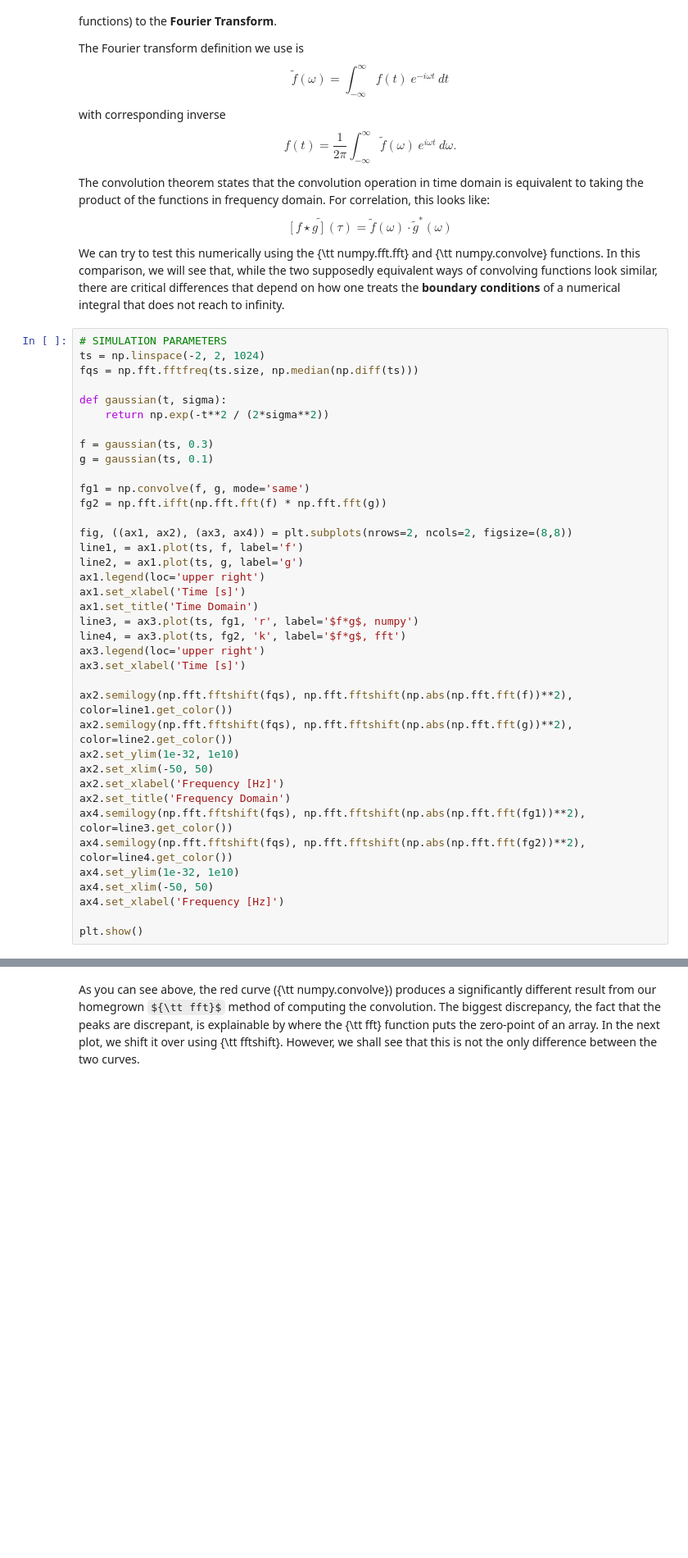
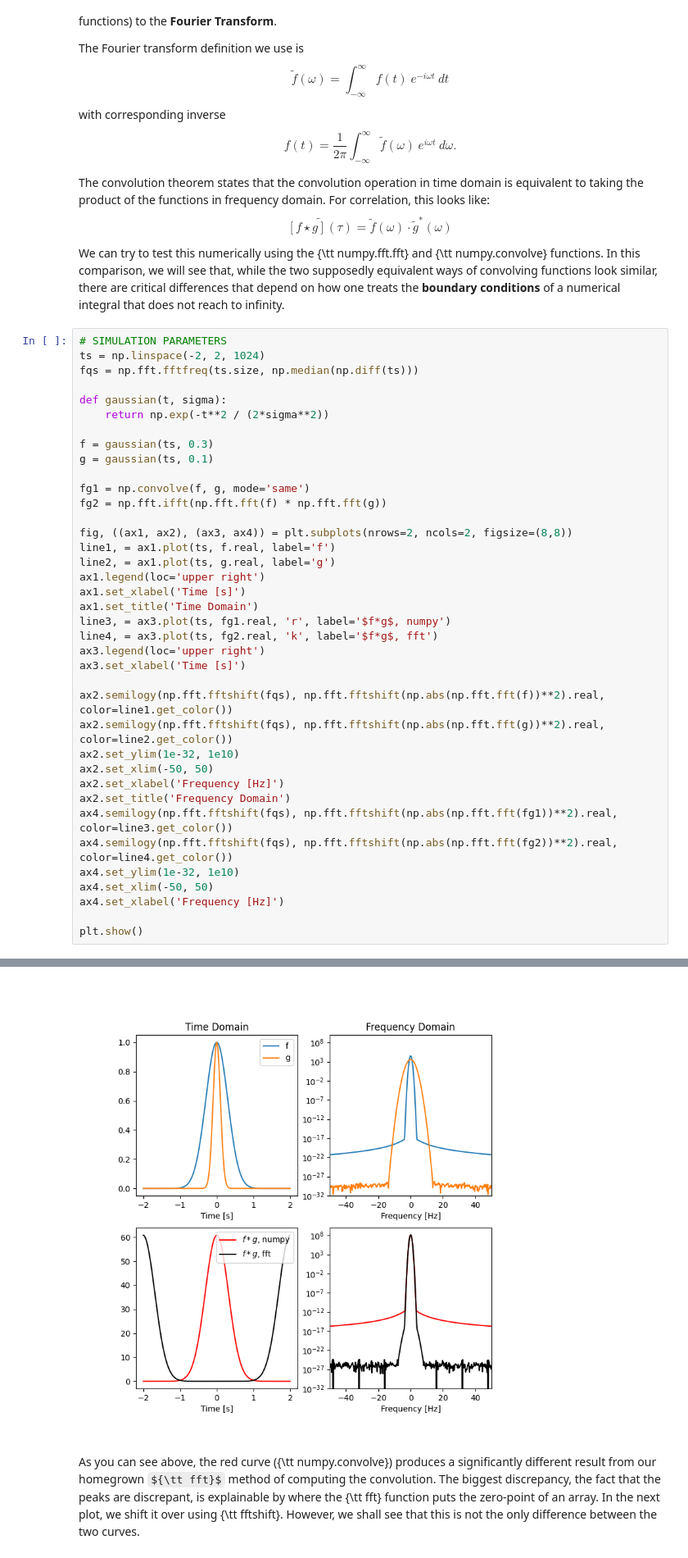
Before and after one commit to AaronParsons/ugradio, a Jupyter notebook: jupyter_tutorials/lab1/Convolutions and Correlations.ipynb, the cells around one changed output, grey strips where cells are left out. Shown at 82% size. Saved outputs shown, nothing was run; the diff lists cells and outputs as text; some formulas as TeX source; blank space fills up the shorter version.

```diff
--- a/jupyter_tutorials/lab1/Convolutions and Correlations.ipynb
+++ b/jupyter_tutorials/lab1/Convolutions and Correlations.ipynb
@@ -113,24 +117,24 @@ fg1 = np.convolve(f, g, mode='same')
 fg2 = np.fft.ifft(np.fft.fft(f) * np.fft.fft(g))
 
 fig, ((ax1, ax2), (ax3, ax4)) = plt.subplots(nrows=2, ncols=2, figsize=(8,8))
-line1, = ax1.plot(ts, f, label='f')
-line2, = ax1.plot(ts, g, label='g')
+line1, = ax1.plot(ts, f.real, label='f')
+line2, = ax1.plot(ts, g.real, label='g')
 ax1.legend(loc='upper right')
 ax1.set_xlabel('Time [s]')
 ax1.set_title('Time Domain')
-line3, = ax3.plot(ts, fg1, 'r', label='$f*g$, numpy')
-line4, = ax3.plot(ts, fg2, 'k', label='$f*g$, fft')
+line3, = ax3.plot(ts, fg1.real, 'r', label='$f*g$, numpy')
+line4, = ax3.plot(ts, fg2.real, 'k', label='$f*g$, fft')
 ax3.legend(loc='upper right')
 ax3.set_xlabel('Time [s]')
 
-ax2.semilogy(np.fft.fftshift(fqs), np.fft.fftshift(np.abs(np.fft.fft(f))**2), color=line1.get_color())
-ax2.semilogy(np.fft.fftshift(fqs), np.fft.fftshift(np.abs(np.fft.fft(g))**2), color=line2.get_color())
+ax2.semilogy(np.fft.fftshift(fqs), np.fft.fftshift(np.abs(np.fft.fft(f))**2).real, color=line1.get_color())
+ax2.semilogy(np.fft.fftshift(fqs), np.fft.fftshift(np.abs(np.fft.fft(g))**2).real, color=line2.get_color())
 ax2.set_ylim(1e-32, 1e10)
 ax2.set_xlim(-50, 50)
 ax2.set_xlabel('Frequency [Hz]')
 ax2.set_title('Frequency Domain')
-ax4.semilogy(np.fft.fftshift(fqs), np.fft.fftshift(np.abs(np.fft.fft(fg1))**2), color=line3.get_color())
-ax4.semilogy(np.fft.fftshift(fqs), np.fft.fftshift(np.abs(np.fft.fft(fg2))**2), color=line4.get_color())
+ax4.semilogy(np.fft.fftshift(fqs), np.fft.fftshift(np.abs(np.fft.fft(fg1))**2).real, color=line3.get_color())
+ax4.semilogy(np.fft.fftshift(fqs), np.fft.fftshift(np.abs(np.fft.fft(fg2))**2).real, color=line4.get_color())
 ax4.set_ylim(1e-32, 1e10)
 ax4.set_xlim(-50, 50)
 ax4.set_xlabel('Frequency [Hz]')
@@ -142,3 +144,4 @@ plt.show()
+[figure, added]
 # %% [markdown]
 As you can see above, the red curve ({\tt numpy.convolve}) produces a significantly different result from our homegrown ${\tt fft}$ method of computing the convolution. The biggest discrepancy, the fact that the peaks are discrepant, is explainable by where the {\tt fft} function puts the zero-point of an array. In the next plot, we shift it over using {\tt fftshift}. However, we shall see that this is not the only difference between the two curves.
 # %%
```
Also changed, not shown: parts of 5 cells of this notebook, 1 other file.
